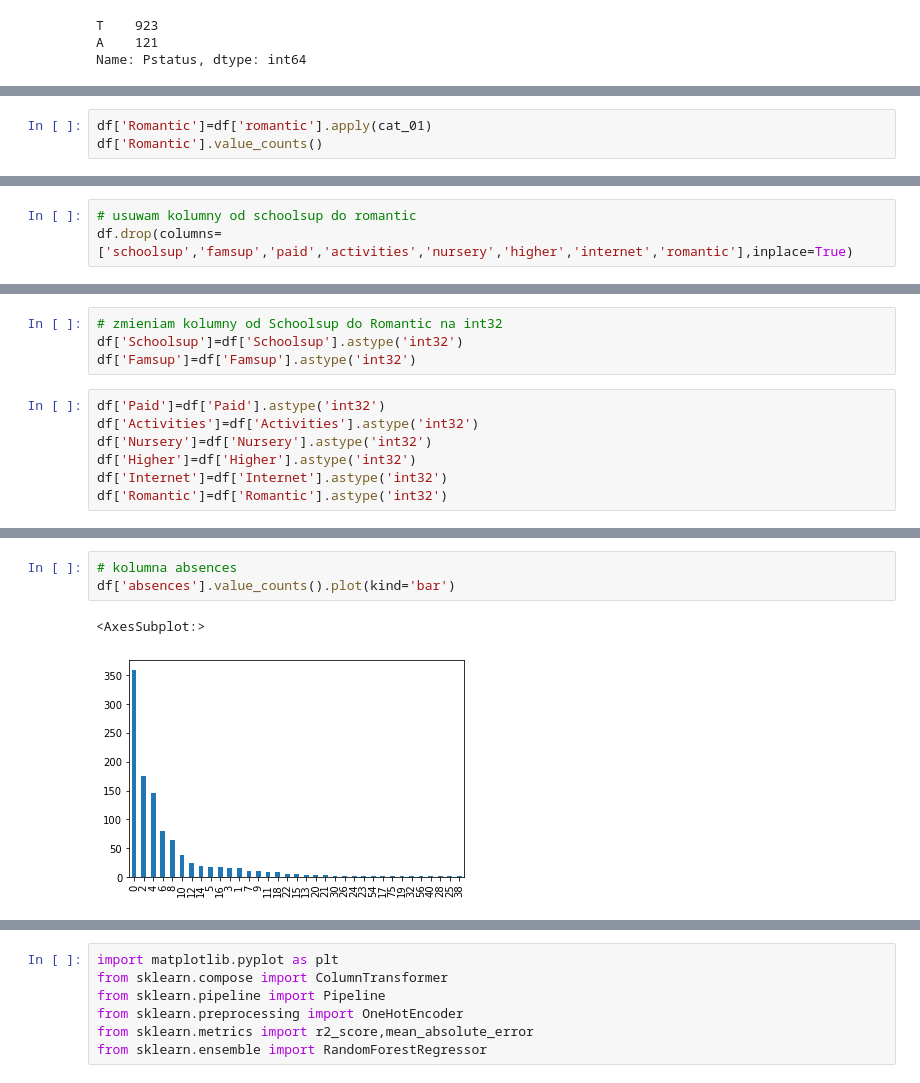
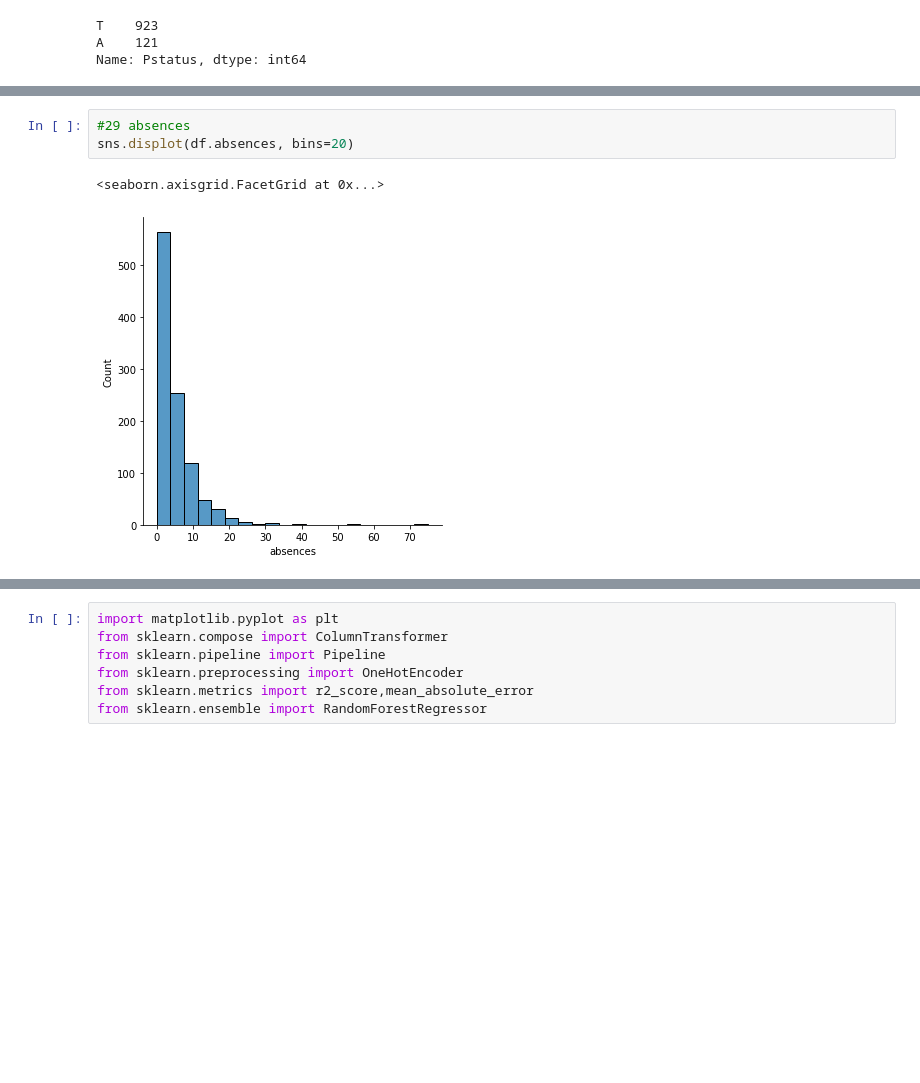
Before and after one commit to AleksanderWernik/Portugese_students, a Jupyter notebook: Students.ipynb, the cells around one changed output, grey strips where cells are left out. Cells and saved outputs as stored; diff of their text form; blank space fills up the shorter version.

```diff
--- a/Students.ipynb
+++ b/Students.ipynb
@@ -584,3 +354,0 @@ Name: Internet, dtype: int64
-# %%
-df['Romantic']=df['romantic'].apply(cat_01)
-df['Romantic'].value_counts()
@@ -601,3 +354,0 @@ df.head()
-# %%
-# usuwam kolumny od schoolsup do romantic
-df.drop(columns=['schoolsup','famsup','paid','activities','nursery','higher','internet','romantic'],inplace=True)
@@ -634,11 +354,0 @@ memory usage: 277.4+ KB
-# %%
-# zmieniam kolumny od Schoolsup do Romantic na int32
-df['Schoolsup']=df['Schoolsup'].astype('int32')
-df['Famsup']=df['Famsup'].astype('int32')
-# %%
-df['Paid']=df['Paid'].astype('int32')
-df['Activities']=df['Activities'].astype('int32')
-df['Nursery']=df['Nursery'].astype('int32')
-df['Higher']=df['Higher'].astype('int32')
-df['Internet']=df['Internet'].astype('int32')
-df['Romantic']=df['Romantic'].astype('int32')
@@ -764,6 +391,6 @@ plt.show()
 # %%
-# kolumna absences
-df['absences'].value_counts().plot(kind='bar')
+#29 absences
+sns.displot(df.absences, bins=20)
 # %% [output]
-<AxesSubplot:>
+<seaborn.axisgrid.FacetGrid at 0x...>
-[figure, old version]
+[figure, new version]
```
Also changed, not shown: parts of 111 cells of this notebook.
